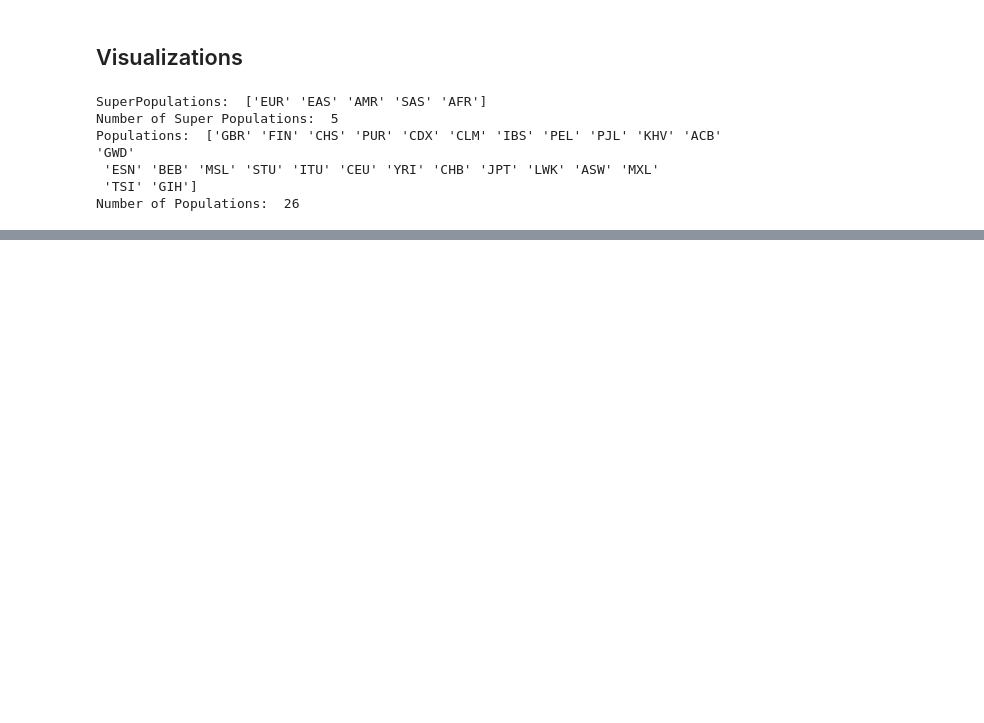
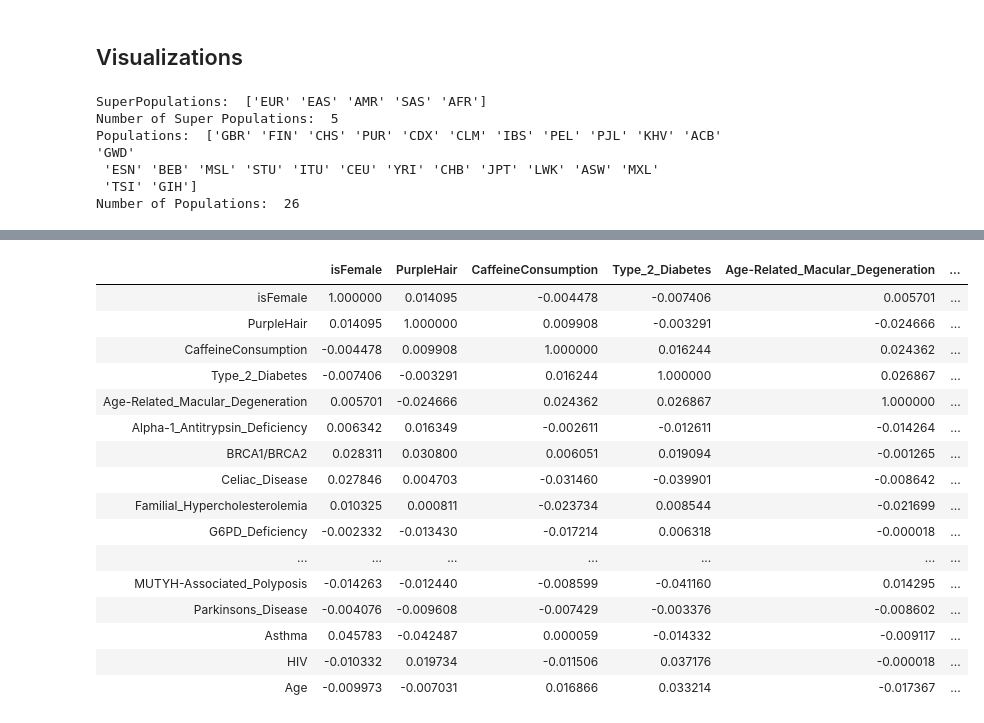
Before and after one commit to smalldatalab/genomics-privacy, a Jupyter notebook: Hail_1KGenome.ipynb, the cells around one changed output, grey strips where cells are left out. Drawn from its saved outputs; the diff is of its cells as text; code cells hidden in the pictures; blank space fills up the shorter version.

```diff
--- a/Hail_1KGenome.ipynb
+++ b/Hail_1KGenome.ipynb
@@ -432,0 +463,21 @@ sns.heatmap(correlation_df, annot=True)
+# %%
+correlation_df2 = genome_pd_df.corr()
+correlation_df2
+# %% [output]
+|  | isFemale | PurpleHair | CaffeineConsumption | Type_2_Diabetes | Age-Related_Macular_Degeneration | ... |
+| isFemale | 1.000000 | 0.014095 | -0.004478 | -0.007406 | 0.005701 | ... |
+| PurpleHair | 0.014095 | 1.000000 | 0.009908 | -0.003291 | -0.024666 | ... |
+| CaffeineConsumption | -0.004478 | 0.009908 | 1.000000 | 0.016244 | 0.024362 | ... |
+| Type_2_Diabetes | -0.007406 | -0.003291 | 0.016244 | 1.000000 | 0.026867 | ... |
+| Age-Related_Macular_Degeneration | 0.005701 | -0.024666 | 0.024362 | 0.026867 | 1.000000 | ... |
+| Alpha-1_Antitrypsin_Deficiency | 0.006342 | 0.016349 | -0.002611 | -0.012611 | -0.014264 | ... |
+| BRCA1/BRCA2 | 0.028311 | 0.030800 | 0.006051 | 0.019094 | -0.001265 | ... |
+| Celiac_Disease | 0.027846 | 0.004703 | -0.031460 | -0.039901 | -0.008642 | ... |
+| Familial_Hypercholesterolemia | 0.010325 | 0.000811 | -0.023734 | 0.008544 | -0.021699 | ... |
+| G6PD_Deficiency | -0.002332 | -0.013430 | -0.017214 | 0.006318 | -0.000018 | ... |
+| ... | ... | ... | ... | ... | ... | ... |
+| MUTYH-Associated_Polyposis | -0.014263 | -0.012440 | -0.008599 | -0.041160 | 0.014295 | ... |
+| Parkinsons_Disease | -0.004076 | -0.009608 | -0.007429 | -0.003376 | -0.008602 | ... |
+| Asthma | 0.045783 | -0.042487 | 0.000059 | -0.014332 | -0.009117 | ... |
+| HIV | -0.010332 | 0.019734 | -0.011506 | 0.037176 | -0.000018 | ... |
+| Age | -0.009973 | -0.007031 | 0.016866 | 0.033214 | -0.017367 | ... |
```
Also changed, not shown: parts of 22 cells of this notebook.
